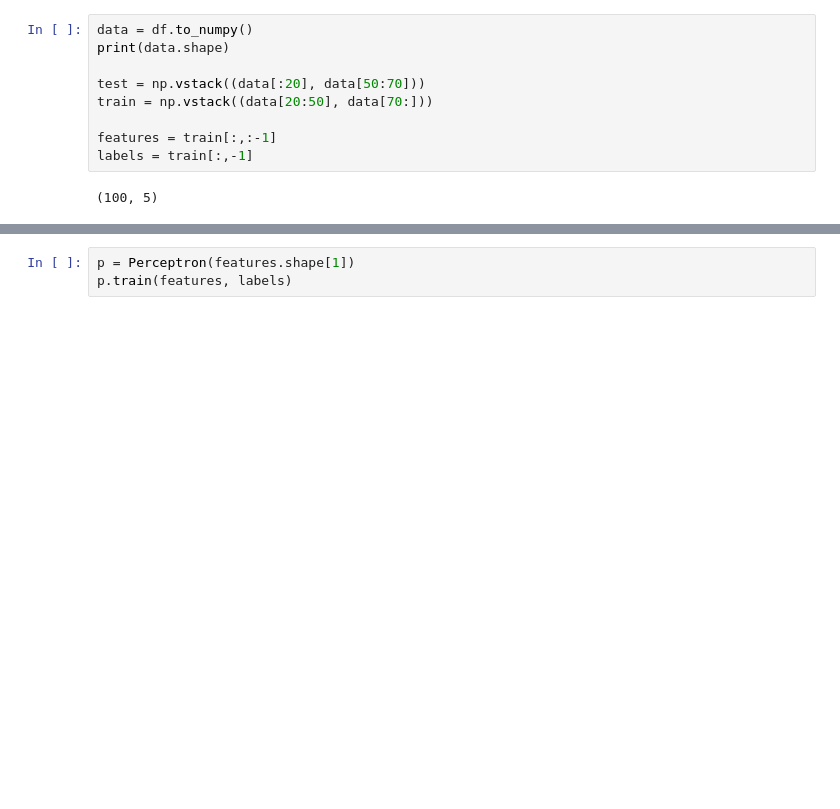
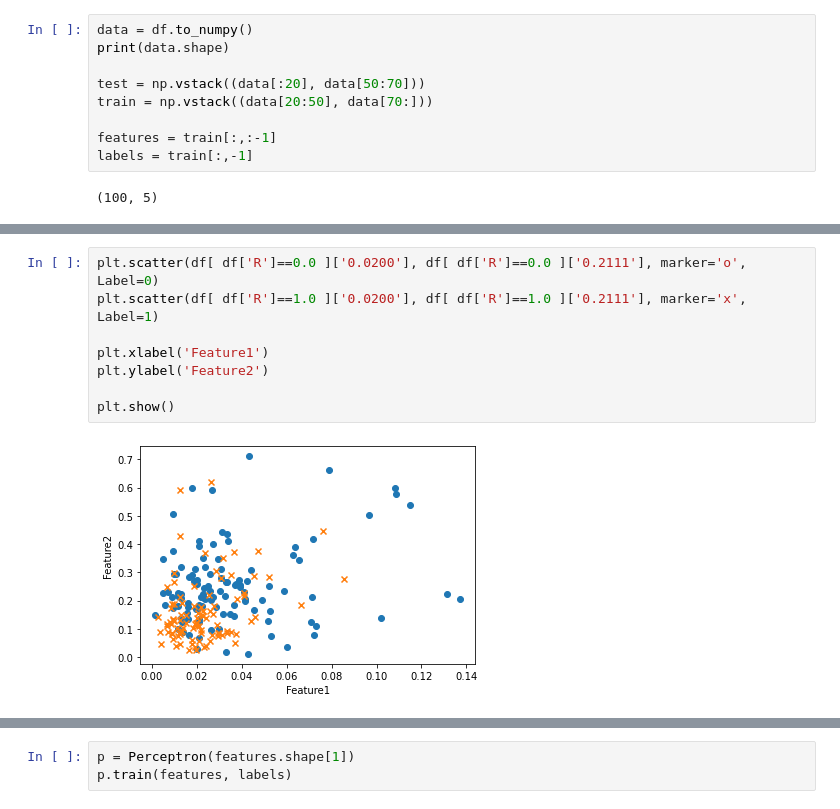
Before and after one commit to CodesOfAnurag/ML_Assignment, a Jupyter notebook: Assignment_MLP/Assignment_MLP.ipynb, the cells around one changed output, grey strips where cells are left out. Drawn from its saved outputs; the diff is of its cells as text; blank space fills up the shorter version.

```diff
--- a/Assignment_MLP/Assignment_MLP.ipynb
+++ b/Assignment_MLP/Assignment_MLP.ipynb
@@ -71,0 +150,10 @@ labels = train[:,-1]
+# %%
+plt.scatter(df[ df['R']==0.0 ]['0.0200'], df[ df['R']==0.0 ]['0.2111'], marker='o', Label=0)
+plt.scatter(df[ df['R']==1.0 ]['0.0200'], df[ df['R']==1.0 ]['0.2111'], marker='x', Label=1)
+
+plt.xlabel('Feature1')
+plt.ylabel('Feature2')
+
+plt.show()
+# %% [output]
+[figure, added]
```
Also changed, not shown: parts of 17 cells of this notebook, 2 other files.
